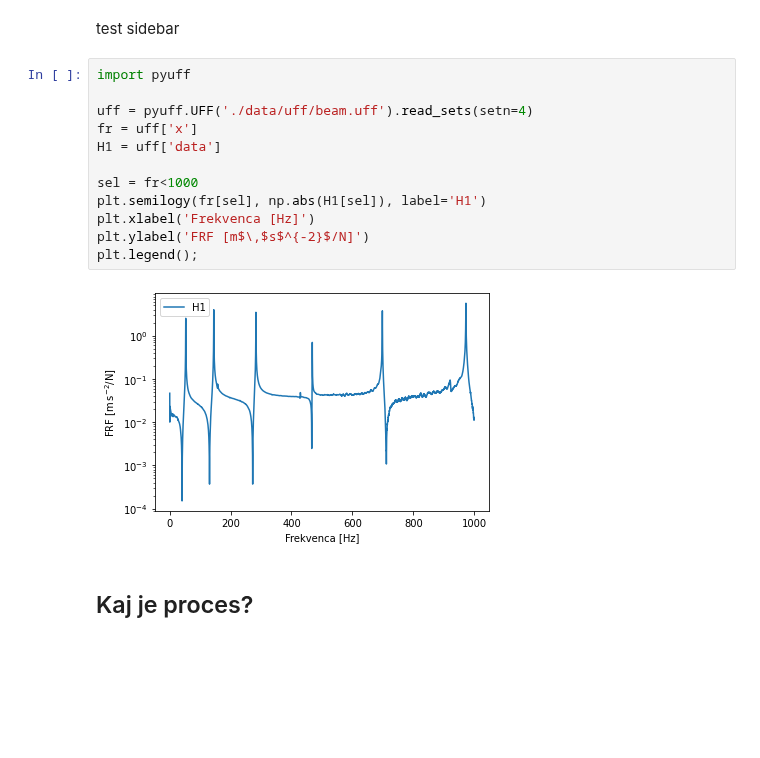
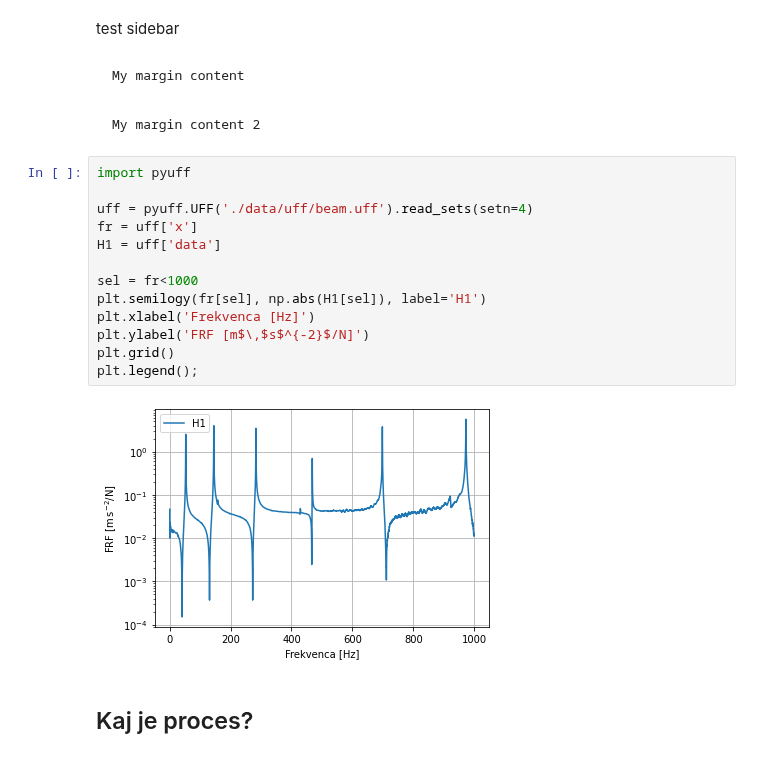
Before and after one commit to jankoslavic/procesiranje_signalov, a Jupyter notebook: _sources/notebooks/01 - Uvod.ipynb, the cells around one changed output. Drawn from its saved outputs; the diff is of its cells as text; blank space fills up the shorter version.

````diff
--- a/_sources/notebooks/01 - Uvod.ipynb
+++ b/_sources/notebooks/01 - Uvod.ipynb
@@ -31,20 +32,29 @@ Spodaj je prikazana slika frekvenčne prenosne funkcije (*ang.* FRF, Frequency R
 test side note margin
 # %% [markdown]
 test sidebar
+# %% [markdown]
+```{margin} An optional title
+My margin content
+```
+# %% [markdown]
+```{margin} An optional title 2
+My margin content 2
+```
 # %%
 import pyuff
 
 uff = pyuff.UFF('./data/uff/beam.uff').read_sets(setn=4)
 fr = uff['x']
 H1 = uff['data']
 
 sel = fr<1000
 plt.semilogy(fr[sel], np.abs(H1[sel]), label='H1')
 plt.xlabel('Frekvenca [Hz]')
 plt.ylabel('FRF [m$\,$s$^{-2}$/N]')
+plt.grid()
 plt.legend();
 # %% [output]
-[figure, old version]
+[figure, new version]
 # %% [markdown]
 ## Kaj je proces?
 # %% [markdown]
````
Also changed, not shown: parts of 1 cell of this notebook, 5 other files.
